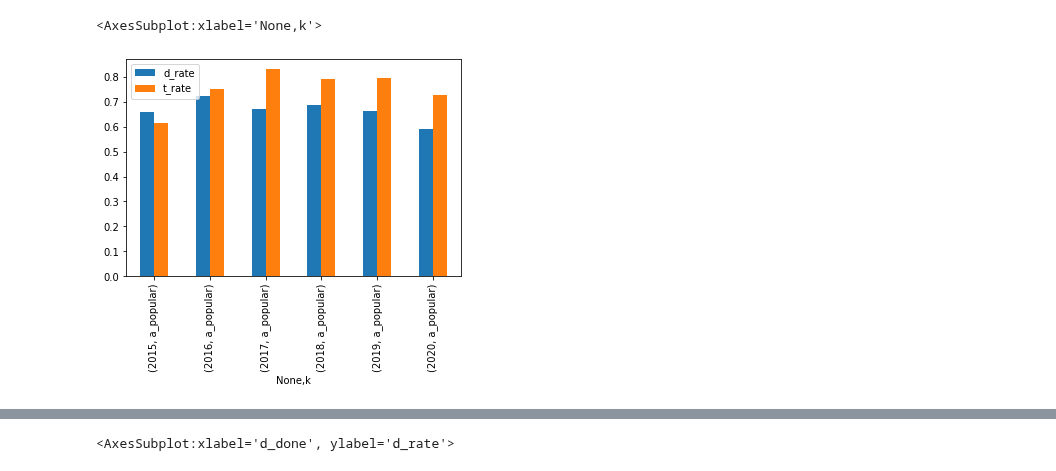
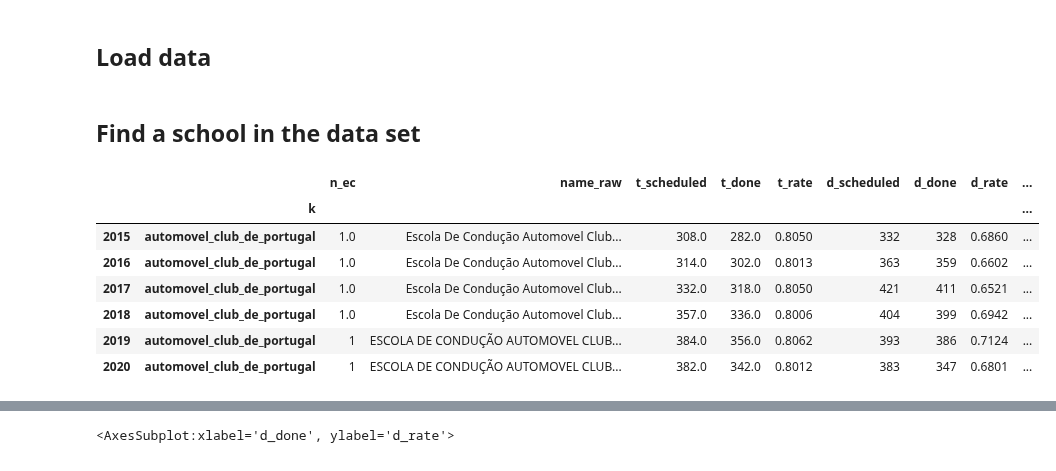
Before and after one commit to codecadre/imt-pass-rates, a Jupyter notebook: demo.ipynb, the cells around one changed output, grey strips where cells are left out. Drawn from its saved outputs; the diff is of its cells as text; code cells hidden in the pictures.

```diff
--- a/demo.ipynb
+++ b/demo.ipynb
@@ -9,5 +7,2 @@ T = pd.read_pickle("data.pkl")
-# %%
-T.loc[[("2015", "a_popular"), ("2016", "a_popular"), ("2017", "a_popular"), ("2018", "a_popular"), ("2019", "a_popular"), ("2020", "a_popular") ], ["d_rate", "t_rate"]].plot.bar()
-# %% [output]
-<AxesSubplot:xlabel='None,k'>
-[figure, removed]
+# %% [markdown]
+## Load data
@@ -13,0 +11,13 @@ T.loc[[("2015", "a_popular"), ("2016", "a_popular"), ("2017", "a_popular"), ("20
+# %% [markdown]
+## Find a school in the data set
+# %%
+T.loc[T['name_raw'].str.contains('club de portugal', case=False),:]
+# %% [output]
+|  |  | n_ec | name_raw | t_scheduled | t_done | t_rate | d_scheduled | d_done | d_rate | ... |
+|  | k |  |  |  |  |  |  |  |  | ... |
+| 2015 | automovel_club_de_portugal | 1.0 | Escola De Condução Automovel Club... | 308.0 | 282.0 | 0.8050 | 332 | 328 | 0.6860 | ... |
+| 2016 | automovel_club_de_portugal | 1.0 | Escola De Condução Automovel Club... | 314.0 | 302.0 | 0.8013 | 363 | 359 | 0.6602 | ... |
+| 2017 | automovel_club_de_portugal | 1.0 | Escola De Condução Automovel Club... | 332.0 | 318.0 | 0.8050 | 421 | 411 | 0.6521 | ... |
+| 2018 | automovel_club_de_portugal | 1.0 | Escola De Condução Automovel Club... | 357.0 | 336.0 | 0.8006 | 404 | 399 | 0.6942 | ... |
+| 2019 | automovel_club_de_portugal | 1 | ESCOLA DE CONDUÇÃO AUTOMOVEL CLUB... | 384.0 | 356.0 | 0.8062 | 393 | 386 | 0.7124 | ... |
+| 2020 | automovel_club_de_portugal | 1 | ESCOLA DE CONDUÇÃO AUTOMOVEL CLUB... | 382.0 | 342.0 | 0.8012 | 383 | 347 | 0.6801 | ... |
```
Also changed, not shown: parts of 7 cells of this notebook.
